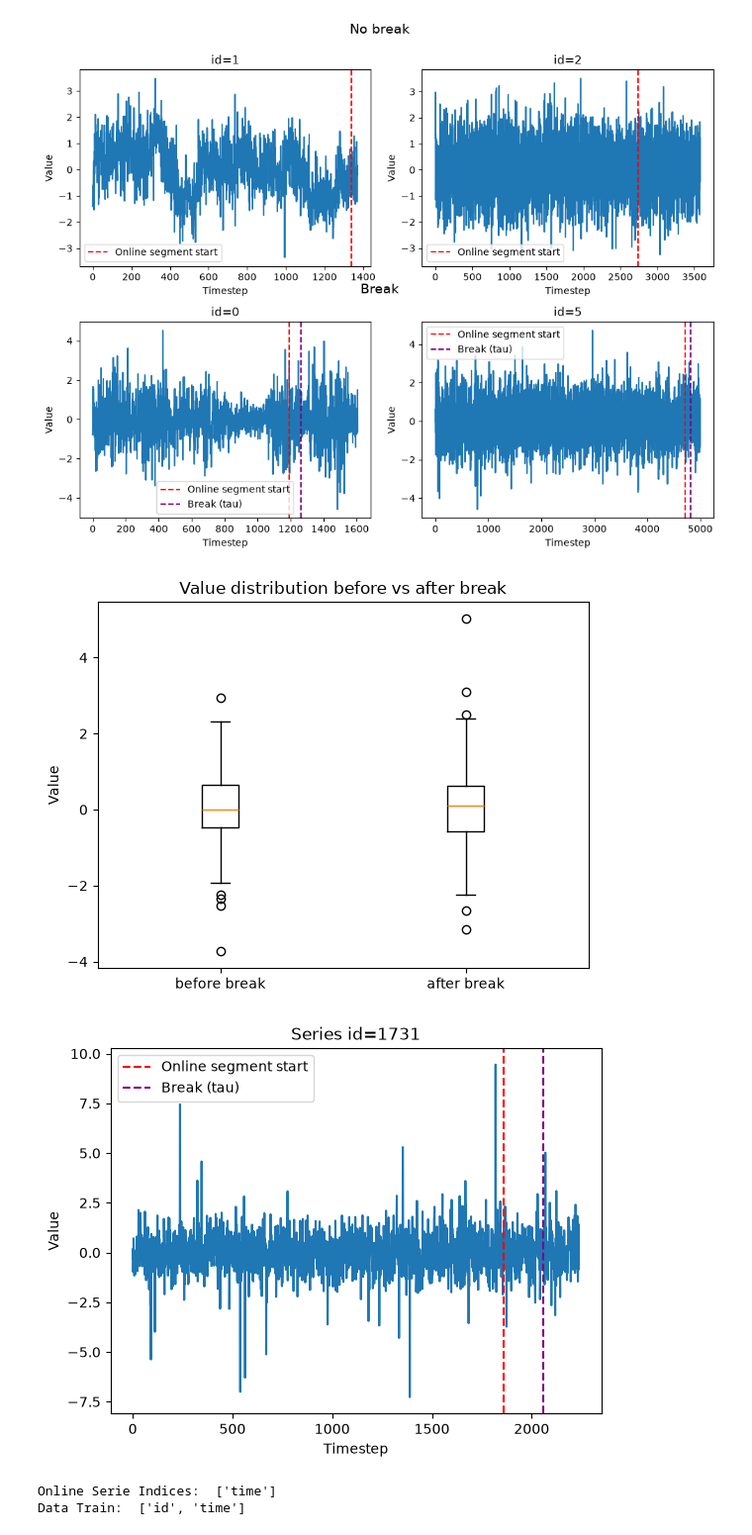
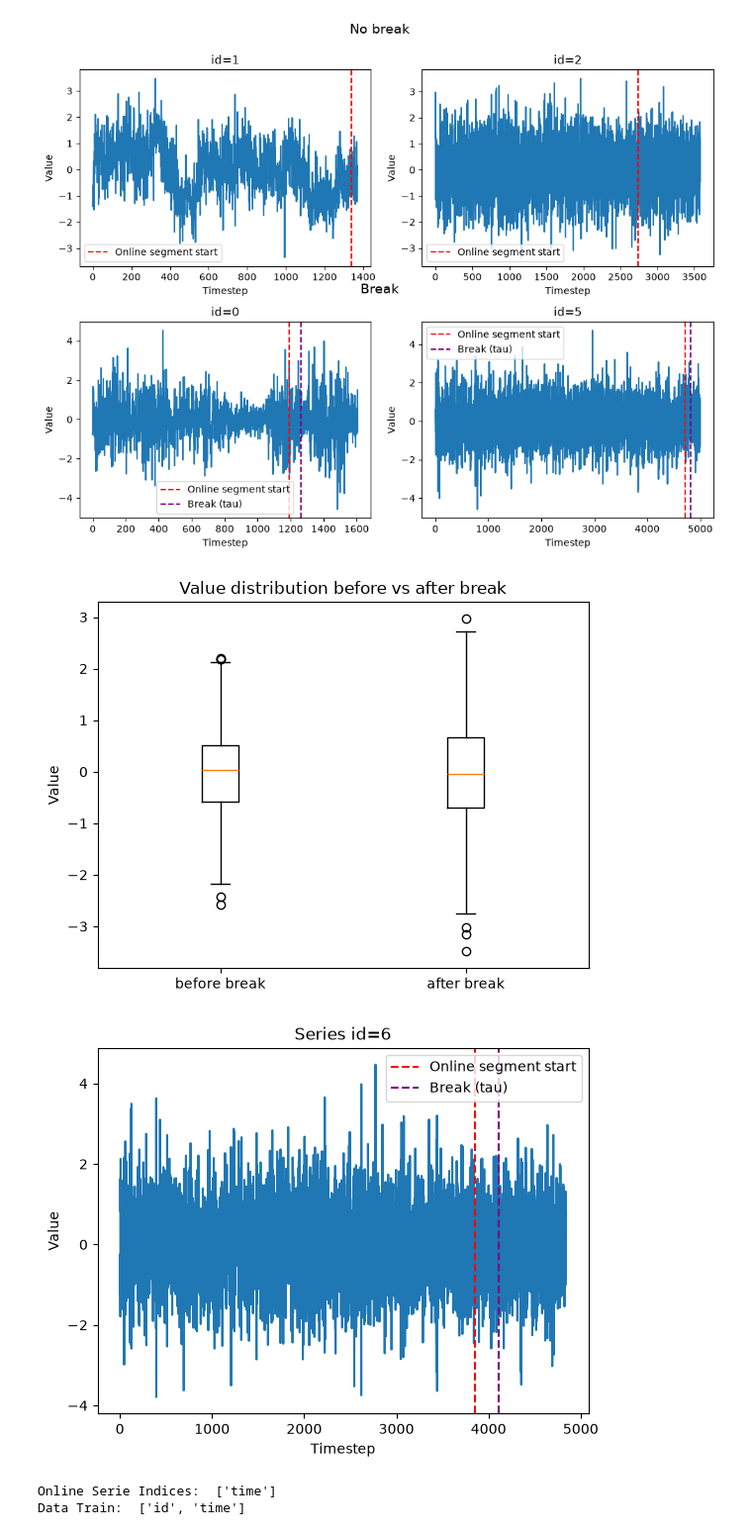
Before and after one commit to AmineSlaoui/structural_break, a Jupyter notebook: notebooks/eda.ipynb, the cells around one changed output. Shown at 99% size. Cells and saved outputs as stored; diff of their text form; code cells hidden in the pictures.

```diff
--- a/notebooks/eda.ipynb
+++ b/notebooks/eda.ipynb
@@ -172,41 +172,41 @@ plt.show()
 [figure]
 # %%
 # Value distribution before and after break in online segment
-serie_id = 1731
+serie_id = 6
 serie = data_x_train.loc[serie_id] # Drops the id index, new index time
 breakpoint = data_y_train_index.loc[serie_id, 'tau']
 
 
 # Get online segment
 online_serie = serie[serie["period"] == 2]
 online_start = online_serie.index.min()
 
 print("")
 
 before_break = online_serie[online_serie.index < breakpoint]
 after_break = online_serie[online_serie.index >= breakpoint]
 
 
 plt.boxplot([before_break['value'], after_break['value']], tick_labels=['before break', 'after break'])
 plt.title('Value distribution before vs after break')
 plt.ylabel('Value')
 plt.show()
 
 
 plt.plot(serie.index, serie['value'])
 plt.axvline(x=online_start, color='red', linestyle='--', label='Online segment start')
 plt.axvline(x=breakpoint, color='purple', linestyle='--', label='Break (tau)')
 plt.title(f'Series id={serie_id}')
 plt.xlabel('Timestep')
 plt.ylabel('Value')
 plt.legend()
 plt.show()
 
 print("Online Serie Indices: ", online_serie.index.names)
 print("Data Train: ", data_x_train.index.names)
 # %% [output]
-[figure, old version]
+[figure, new version]
-[figure, old version]
+[figure, new version]
 Online Serie Indices:  ['time']
 Data Train:  ['id', 'time']
 # %%
```
Also changed, not shown: parts of 2 cells of this notebook, 2 other files.
